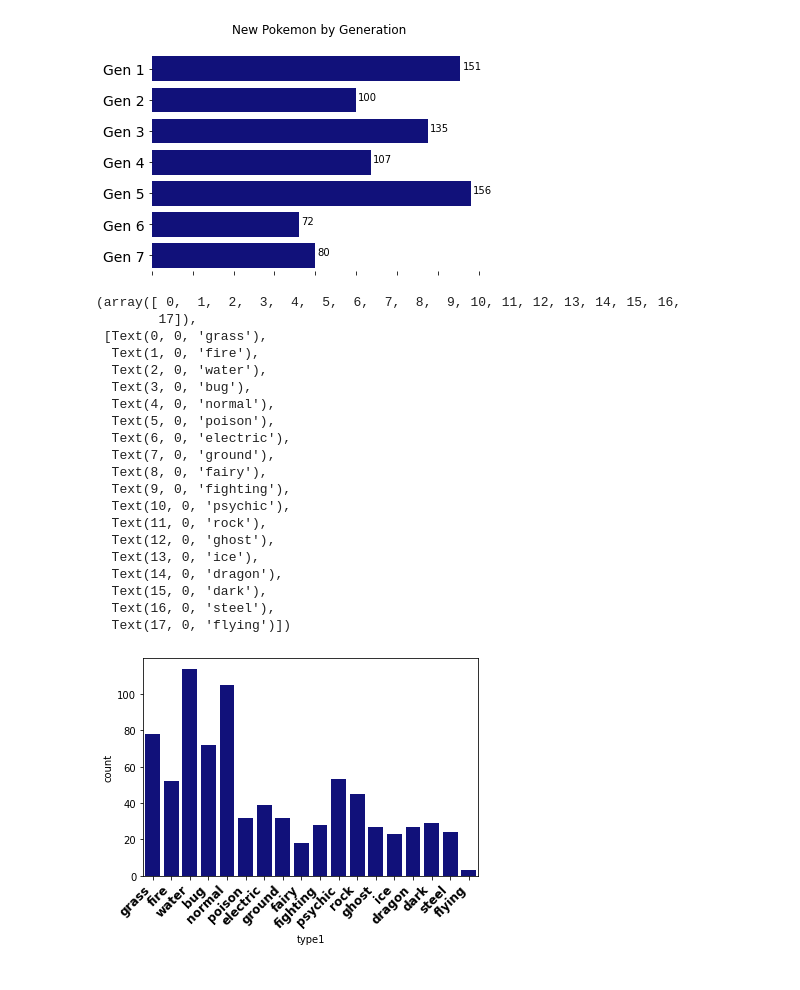
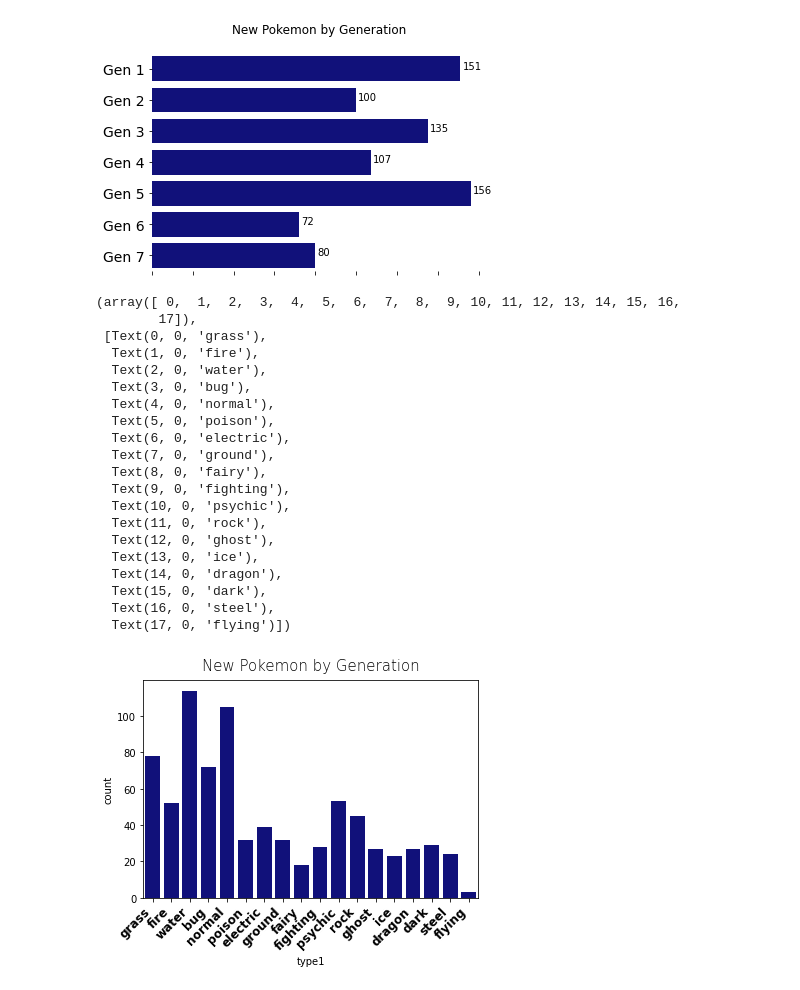
Before and after one commit to zacker232423/Pokemon-Project, a Jupyter notebook: pokemon.ipynb, the cells around one changed output. Saved outputs shown, nothing was run; the diff lists cells and outputs as text; code cells hidden in the pictures.

Commit message:
editing graphs

```diff
--- a/pokemon.ipynb
+++ b/pokemon.ipynb
@@ -57,35 +57,36 @@ for index, value in enumerate(pokemon_df.generation.value_counts().sort_index())
 # %% [output]
 [figure]
 # %%
+
 type = [f'type (t)' for t in pokemon_df.type1.unique()]
 ax = sns.countplot(x=pokemon_df.type1 , color='darkblue')
-
+ax.set_title('New Pokemon by Generation', loc='center', pad=10, weight= 10 , fontsize=15  )
 
 plt.xticks(
      rotation=45,
     horizontalalignment='right',
     fontweight='heavy',
     fontsize='large'
 )
 # %% [output]
 (array([ 0,  1,  2,  3,  4,  5,  6,  7,  8,  9, 10, 11, 12, 13, 14, 15, 16,
         17]),
  [Text(0, 0, 'grass'),
   Text(1, 0, 'fire'),
   Text(2, 0, 'water'),
   Text(3, 0, 'bug'),
   Text(4, 0, 'normal'),
   Text(5, 0, 'poison'),
   Text(6, 0, 'electric'),
   Text(7, 0, 'ground'),
   Text(8, 0, 'fairy'),
   Text(9, 0, 'fighting'),
   Text(10, 0, 'psychic'),
   Text(11, 0, 'rock'),
   Text(12, 0, 'ghost'),
   Text(13, 0, 'ice'),
   Text(14, 0, 'dragon'),
   Text(15, 0, 'dark'),
   Text(16, 0, 'steel'),
   Text(17, 0, 'flying')])
-[figure, old version]
+[figure, new version]
```
Also changed, not shown: parts of 3 cells of this notebook.
